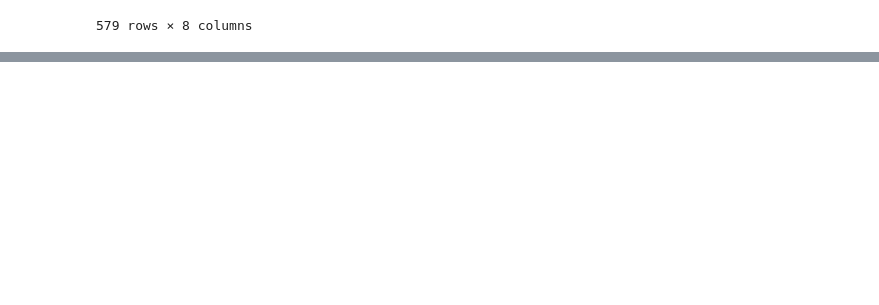
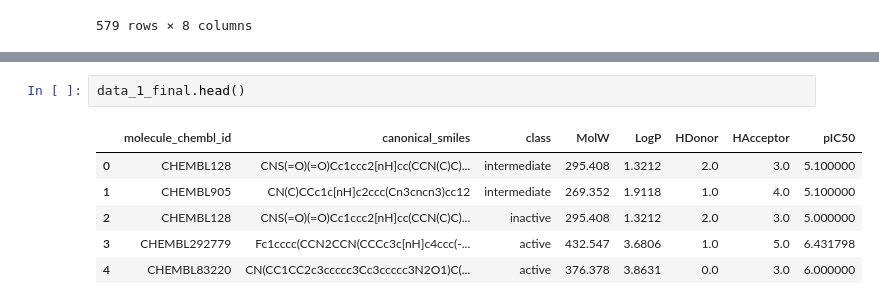
Before and after one commit to akshayonly/Mini-Projects, a Jupyter notebook: ChEMBL-Serotonin-ML/ChEMBL_Serotonin_ML_P02.ipynb, the cells around one changed output, grey strips where cells are left out. Drawn from its saved outputs; the diff is of its cells as text; blank space fills up the shorter version.

```diff
--- a/ChEMBL-Serotonin-ML/ChEMBL_Serotonin_ML_P02.ipynb
+++ b/ChEMBL-Serotonin-ML/ChEMBL_Serotonin_ML_P02.ipynb
@@ -86,0 +127,9 @@ data_1
+# %%
+data_1_final.head()
+# %% [output]
+|  | molecule_chembl_id | canonical_smiles | class | MolW | LogP | HDonor | HAcceptor | pIC50 |
+| 0 | CHEMBL128 | CNS(=O)(=O)Cc1ccc2[nH]cc(CCN(C)C)... | intermediate | 295.408 | 1.3212 | 2.0 | 3.0 | 5.100000 |
+| 1 | CHEMBL905 | CN(C)CCc1c[nH]c2ccc(Cn3cncn3)cc12 | intermediate | 269.352 | 1.9118 | 1.0 | 4.0 | 5.100000 |
+| 2 | CHEMBL128 | CNS(=O)(=O)Cc1ccc2[nH]cc(CCN(C)C)... | inactive | 295.408 | 1.3212 | 2.0 | 3.0 | 5.000000 |
+| 3 | CHEMBL292779 | Fc1cccc(CCN2CCN(CCCc3c[nH]c4ccc(-... | active | 432.547 | 3.6806 | 1.0 | 5.0 | 6.431798 |
+| 4 | CHEMBL83220 | CN(CC1CC2c3ccccc3Cc3ccccc3N2O1)C(... | active | 376.378 | 3.8631 | 0.0 | 3.0 | 6.000000 |
```
Also changed, not shown: parts of 8 cells of this notebook.
